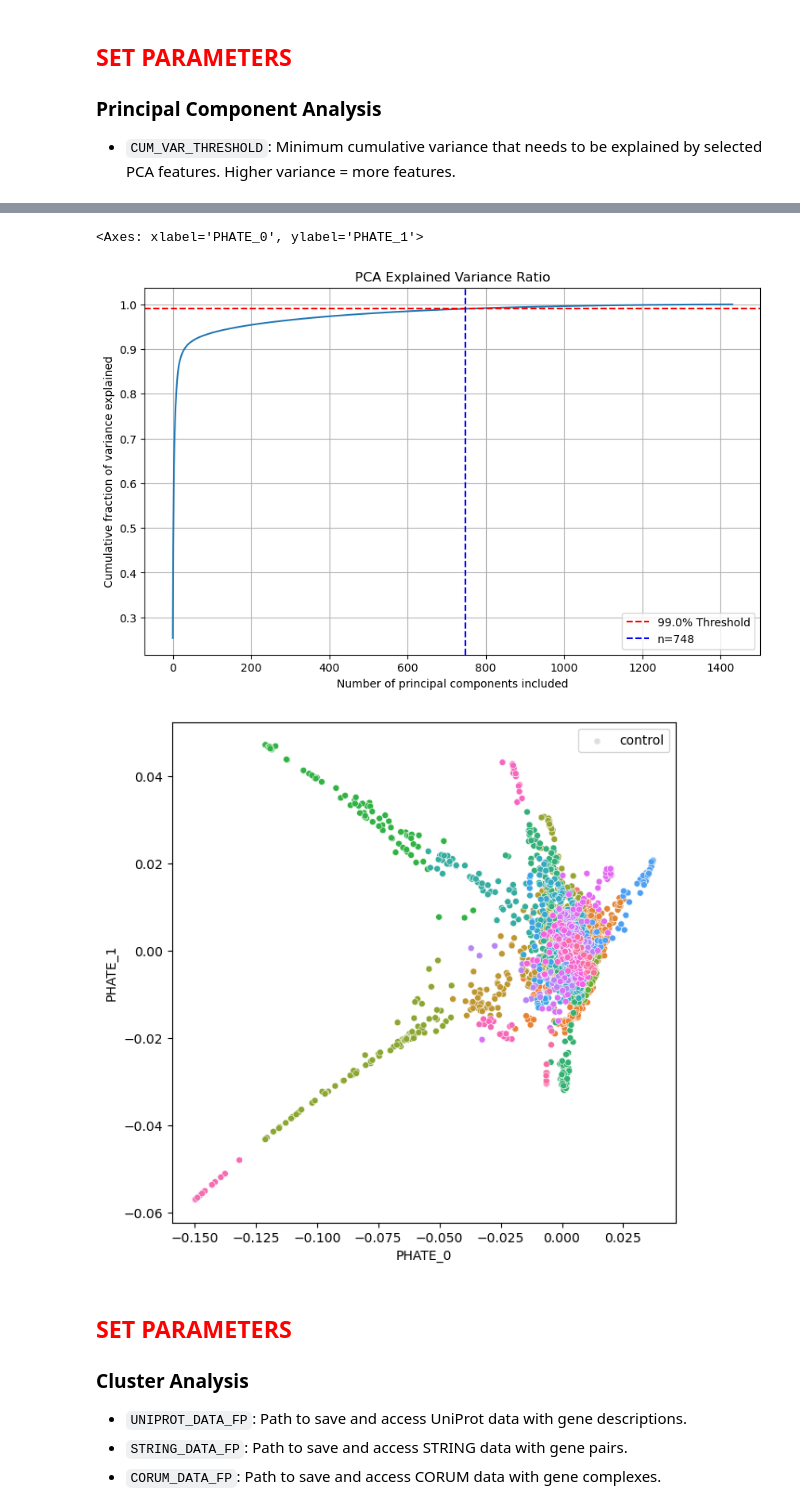
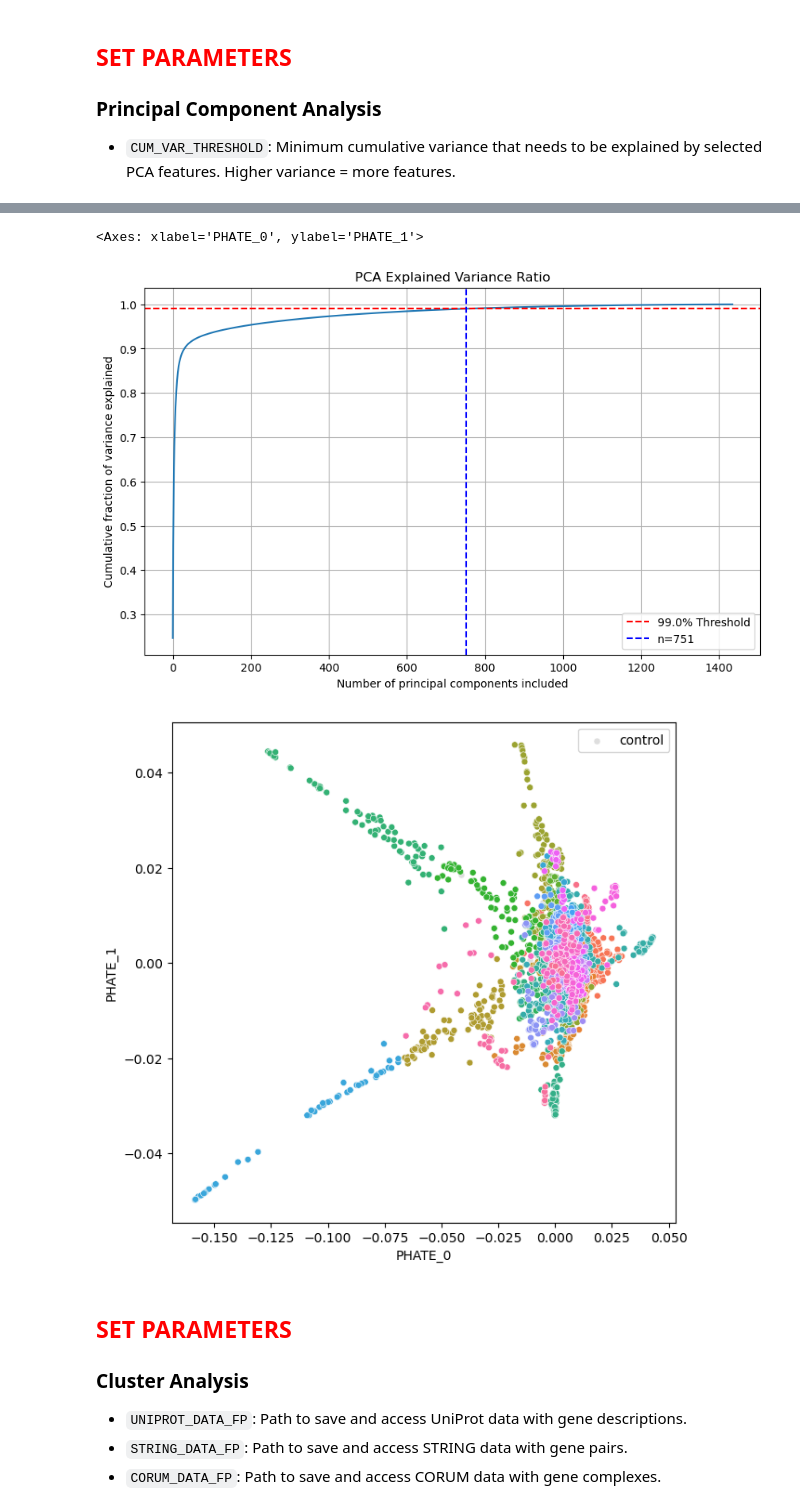
Before and after one commit to cheeseman-lab/denali-analysis, a Jupyter notebook: analysis/9.configure_cluster_params.ipynb, the cells around one changed output, grey strips where cells are left out. Saved outputs shown, nothing was run; the diff lists cells and outputs as text; code cells hidden in the pictures.

```diff
--- a/analysis/9.configure_cluster_params.ipynb
+++ b/analysis/9.configure_cluster_params.ipynb
@@ -94,7 +100,7 @@ Number of genes below cutoff: 0
 # %%
 # parameters for testing cluster processing
 TEST_CHANNEL_COMBO = ["DAPI", "COXIV", "CENPA", "WGA"]
-TEST_DATASET_TYPE = "all"
+TEST_DATASET_TYPE = "interphase"
 # %%
 # load gene data based on dataset we are processing
 gene_data_fp = ROOT_FP / "aggregate" / "tsvs" / f"{TEST_DATASET_TYPE}_gene_data.tsv"
@@ -212,8 +218,6 @@ pca_thresholded_data, n_components, pca, fig = perform_pca_analysis(
     normalized_data, CUM_VAR_THRESHOLD
 )
 fig.show()
-
-pca_thresholded_data.to_csv("/lab/barcheese01/rkern/aggregate_overhaul/compare_aggregate_methods/old_aggregate_method.tsv", sep="\t", index=False)
 
 # perform phate leiden clustering
 phate_leiden_clustering = phate_leiden_pipeline(
@@ -257,6 +261,6 @@ Average cluster size: 60.22
 <Axes: xlabel='PHATE_0', ylabel='PHATE_1'>
 [figure]
-[figure, old version]
+[figure, new version]
 # %% [markdown]
 ## <font color='red'>SET PARAMETERS</font>
 
```
Also changed, not shown: parts of 5 cells of this notebook, 2 other files.
